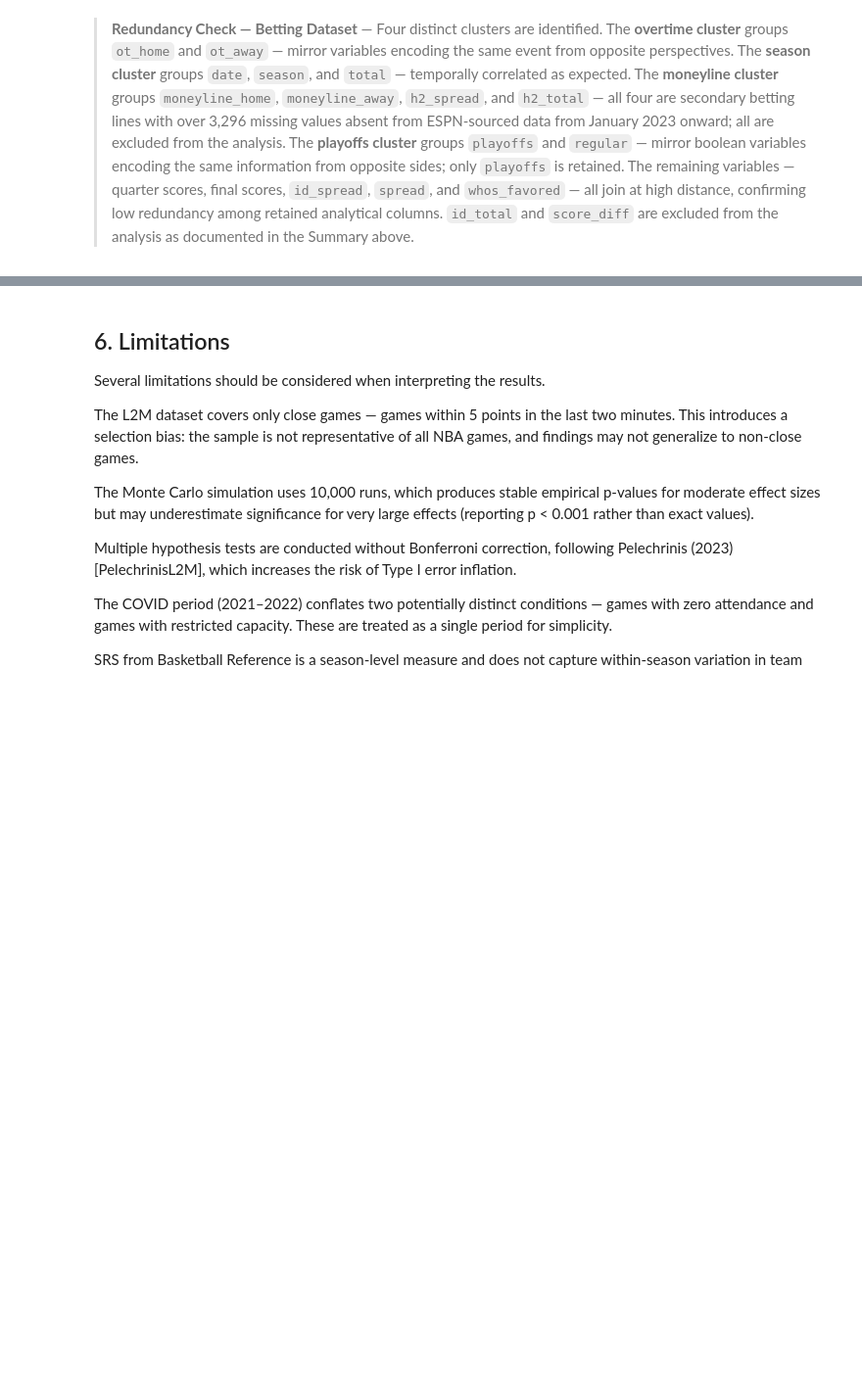
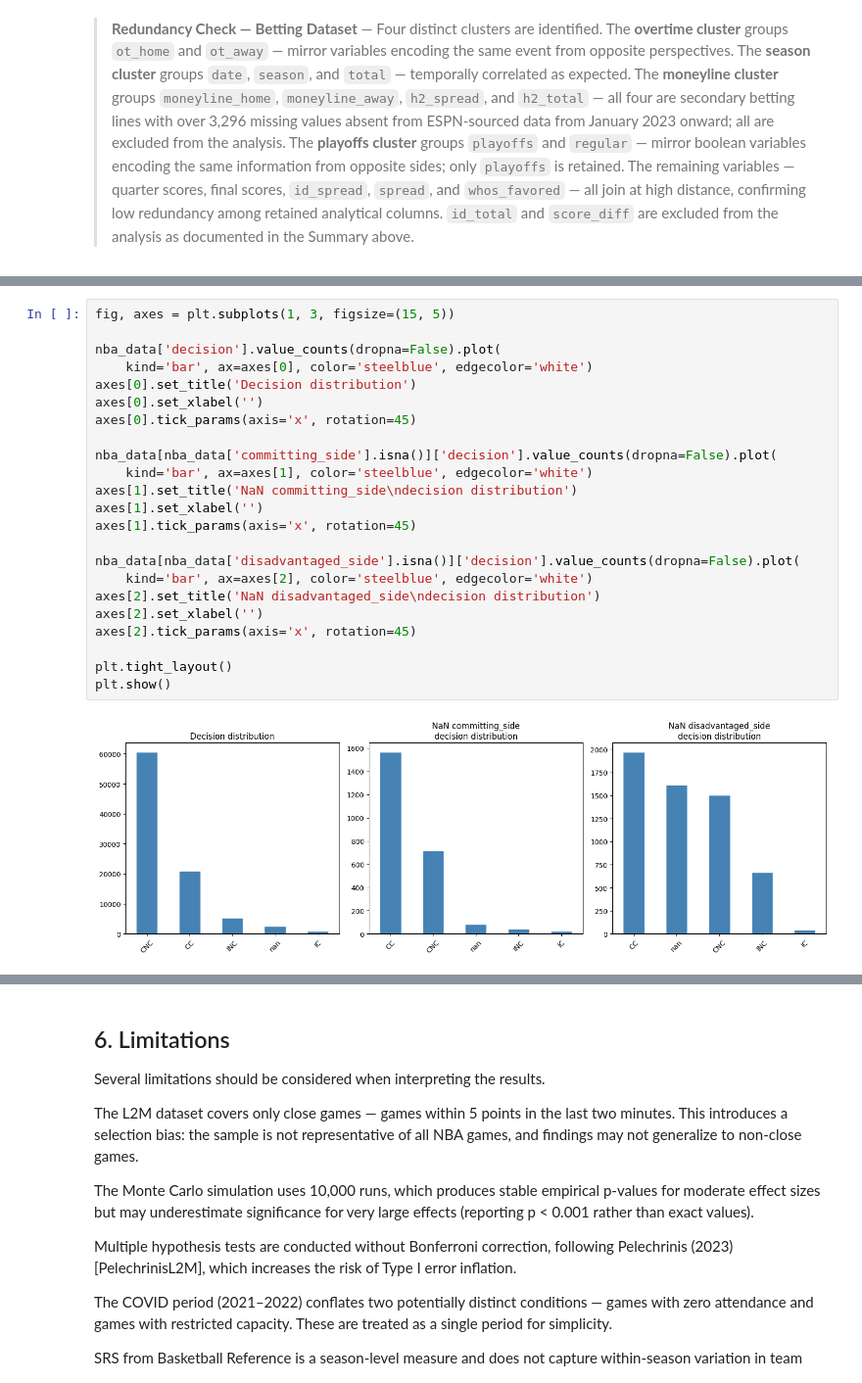
Before and after one commit to RoumenNikolov/decision-bias-study, a Jupyter notebook: bias_analysis.ipynb, the cells around one changed output, grey strips where cells are left out. Shown at 98% size. Drawn from its saved outputs; the diff is of its cells as text; blank space fills up the shorter version.

```diff
--- a/bias_analysis.ipynb
+++ b/bias_analysis.ipynb
@@ -1824,0 +1889,25 @@ plot_redundancy(betting_data, title='Betting Dataset — Redundancy Check (IDA)'
+# %%
+fig, axes = plt.subplots(1, 3, figsize=(15, 5))
+
+nba_data['decision'].value_counts(dropna=False).plot(
+    kind='bar', ax=axes[0], color='steelblue', edgecolor='white')
+axes[0].set_title('Decision distribution')
+axes[0].set_xlabel('')
+axes[0].tick_params(axis='x', rotation=45)
+
+nba_data[nba_data['committing_side'].isna()]['decision'].value_counts(dropna=False).plot(
+    kind='bar', ax=axes[1], color='steelblue', edgecolor='white')
+axes[1].set_title('NaN committing_side\ndecision distribution')
+axes[1].set_xlabel('')
+axes[1].tick_params(axis='x', rotation=45)
+
+nba_data[nba_data['disadvantaged_side'].isna()]['decision'].value_counts(dropna=False).plot(
+    kind='bar', ax=axes[2], color='steelblue', edgecolor='white')
+axes[2].set_title('NaN disadvantaged_side\ndecision distribution')
+axes[2].set_xlabel('')
+axes[2].tick_params(axis='x', rotation=45)
+
+plt.tight_layout()
+plt.show()
+# %% [output]
+[figure, added]
```
Also changed, not shown: parts of 69 cells of this notebook, 5 other files.
